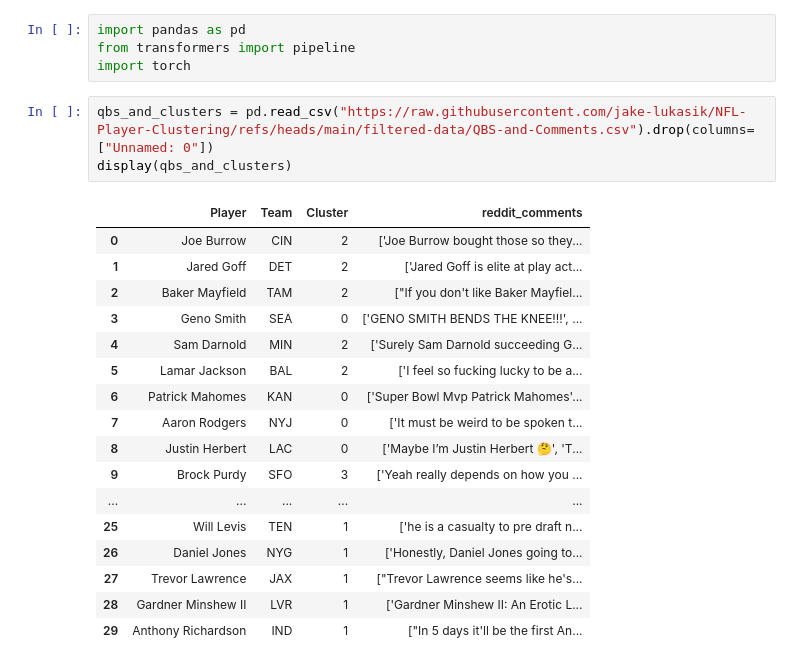
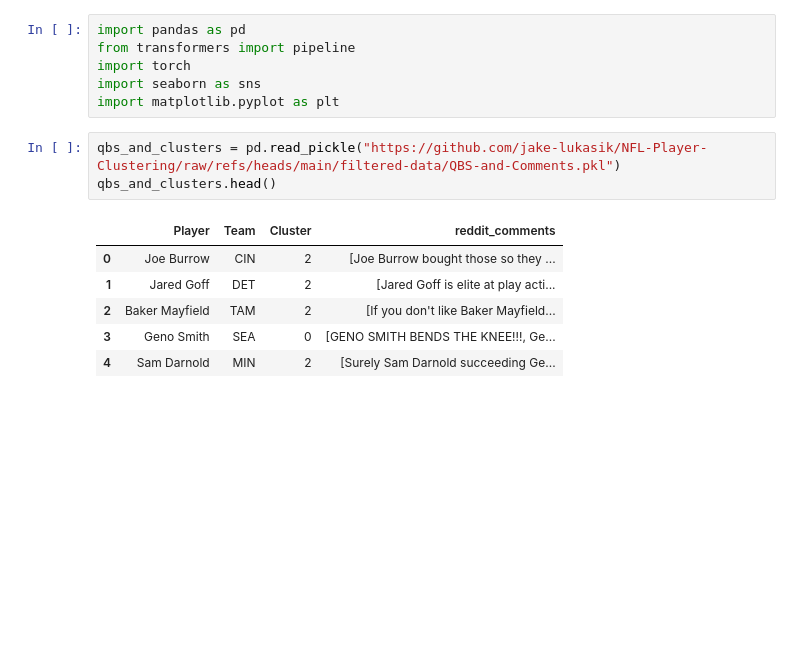
Before and after one commit to jake-lukasik/NFL-Player-Clustering, a Jupyter notebook: code-notebooks/QB-Clusters-Sentiment-Analysis.ipynb, the cells around one changed output. Cells and saved outputs as stored; diff of their text form; blank space fills up the shorter version.

```diff
--- a/code-notebooks/QB-Clusters-Sentiment-Analysis.ipynb
+++ b/code-notebooks/QB-Clusters-Sentiment-Analysis.ipynb
@@ -2,24 +2,15 @@
 import pandas as pd
 from transformers import pipeline
 import torch
+import seaborn as sns
+import matplotlib.pyplot as plt
 # %%
-qbs_and_clusters = pd.read_csv("https://raw.githubusercontent.com/jake-lukasik/NFL-Player-Clustering/refs/heads/main/filtered-data/QBS-and-Comments.csv").drop(columns=["Unnamed: 0"])
-display(qbs_and_clusters)
+qbs_and_clusters = pd.read_pickle("https://github.com/jake-lukasik/NFL-Player-Clustering/raw/refs/heads/main/filtered-data/QBS-and-Comments.pkl")
+qbs_and_clusters.head()
 # %% [output]
 |  | Player | Team | Cluster | reddit_comments |
-| 0 | Joe Burrow | CIN | 2 | ['Joe Burrow bought those so they... |
-| 1 | Jared Goff | DET | 2 | ['Jared Goff is elite at play act... |
-| 2 | Baker Mayfield | TAM | 2 | ["If you don't like Baker Mayfiel... |
-| 3 | Geno Smith | SEA | 0 | ['GENO SMITH BENDS THE KNEE!!!', ... |
-| 4 | Sam Darnold | MIN | 2 | ['Surely Sam Darnold succeeding G... |
-| 5 | Lamar Jackson | BAL | 2 | ['I feel so fucking lucky to be a... |
-| 6 | Patrick Mahomes | KAN | 0 | ['Super Bowl Mvp Patrick Mahomes'... |
-| 7 | Aaron Rodgers | NYJ | 0 | ['It must be weird to be spoken t... |
-| 8 | Justin Herbert | LAC | 0 | ['Maybe I’m Justin Herbert 🤔', 'T... |
-| 9 | Brock Purdy | SFO | 3 | ['Yeah really depends on how you ... |
-| ... | ... | ... | ... | ... |
-| 25 | Will Levis | TEN | 1 | ['he is a casualty to pre draft n... |
-| 26 | Daniel Jones | NYG | 1 | ['Honestly, Daniel Jones going to... |
-| 27 | Trevor Lawrence | JAX | 1 | ["Trevor Lawrence seems like he's... |
-| 28 | Gardner Minshew II | LVR | 1 | ['Gardner Minshew II: An Erotic L... |
-| 29 | Anthony Richardson | IND | 1 | ["In 5 days it'll be the first An... |
+| 0 | Joe Burrow | CIN | 2 | [Joe Burrow bought those so they ... |
+| 1 | Jared Goff | DET | 2 | [Jared Goff is elite at play acti... |
+| 2 | Baker Mayfield | TAM | 2 | [If you don't like Baker Mayfield... |
+| 3 | Geno Smith | SEA | 0 | [GENO SMITH BENDS THE KNEE!!!, Ge... |
+| 4 | Sam Darnold | MIN | 2 | [Surely Sam Darnold succeeding Ge... |
```
Also changed, not shown: parts of 9 cells of this notebook, 1 other file.
